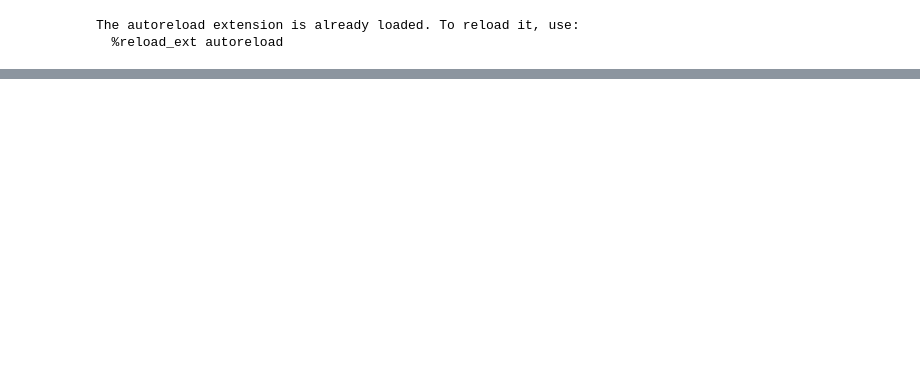
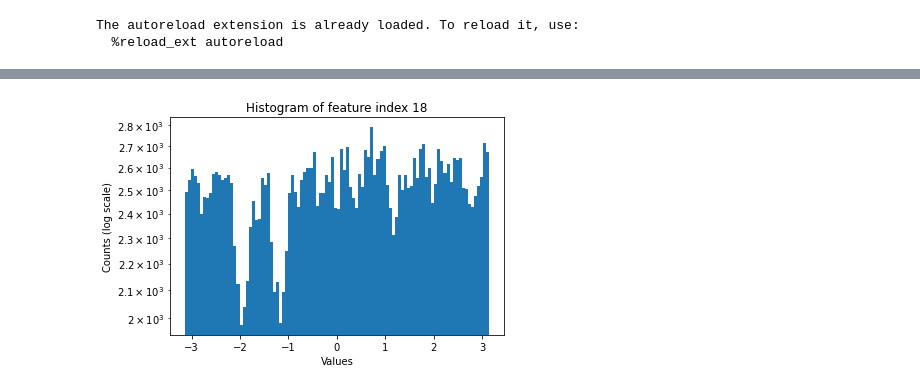
Before and after one commit to CS-433/ml-project-1-teamphilippe, a Jupyter notebook: project1_logistic_regression.ipynb, the cells around one changed output, grey strips where cells are left out. Saved outputs shown, nothing was run; the diff lists cells and outputs as text; code cells hidden in the pictures; blank space fills up the shorter version.

```diff
--- a/project1_logistic_regression.ipynb
+++ b/project1_logistic_regression.ipynb
@@ -25,0 +39,4 @@ create_csv_submission(ids_test, y_test_pred, 'ridge.csv')
+# %%
+plot_histogram(x, 18)
+# %% [output]
+[figure, added]
```
Also changed, not shown: parts of 31 cells of this notebook, 4 other files.
